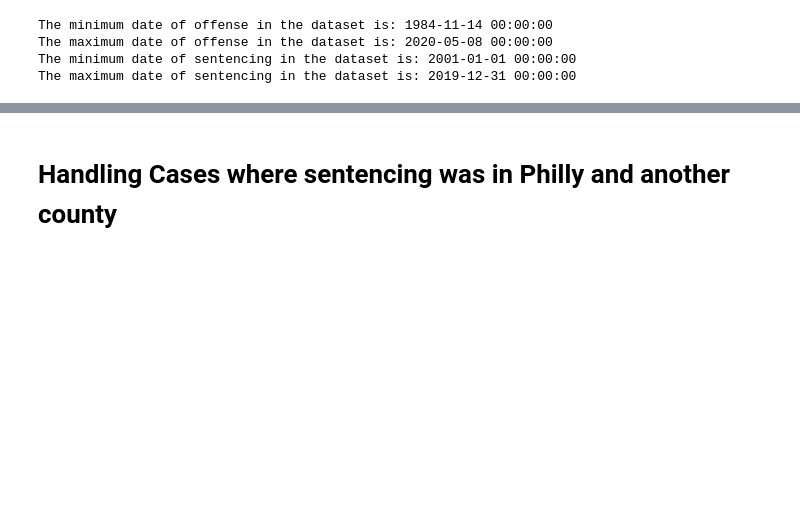
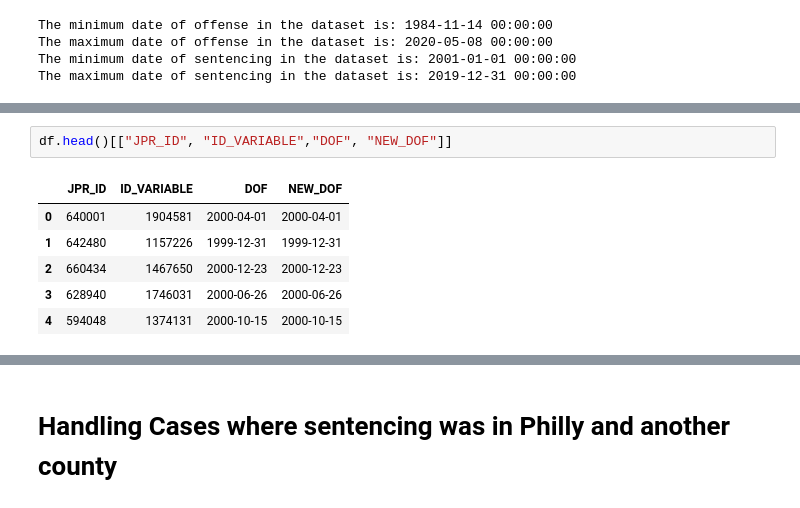
Before and after one commit to aud-z/PA_sentencing, a Jupyter notebook: data_cleaning_pipeline_additional_analysis.ipynb, the cells around one changed output, grey strips where cells are left out. Cells and saved outputs as stored; diff of their text form; blank space fills up the shorter version.

```diff
--- a/data_cleaning_pipeline_additional_analysis.ipynb
+++ b/data_cleaning_pipeline_additional_analysis.ipynb
@@ -101,0 +152,9 @@ The maximum date of sentencing in the dataset is: 2019-12-31 00:00:00
+# %%
+df.head()[["JPR_ID", "ID_VARIABLE","DOF", "NEW_DOF"]]
+# %% [output]
+|  | JPR_ID | ID_VARIABLE | DOF | NEW_DOF |
+| 0 | 640001 | 1904581 | 2000-04-01 | 2000-04-01 |
+| 1 | 642480 | 1157226 | 1999-12-31 | 1999-12-31 |
+| 2 | 660434 | 1467650 | 2000-12-23 | 2000-12-23 |
+| 3 | 628940 | 1746031 | 2000-06-26 | 2000-06-26 |
+| 4 | 594048 | 1374131 | 2000-10-15 | 2000-10-15 |
```
Also changed, not shown: parts of 118 cells of this notebook.
